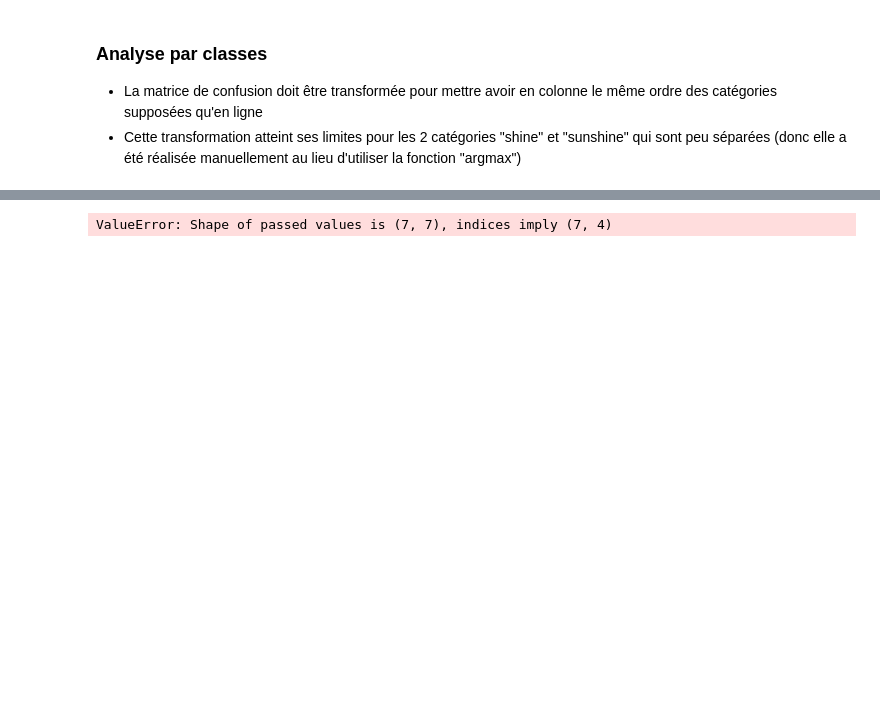
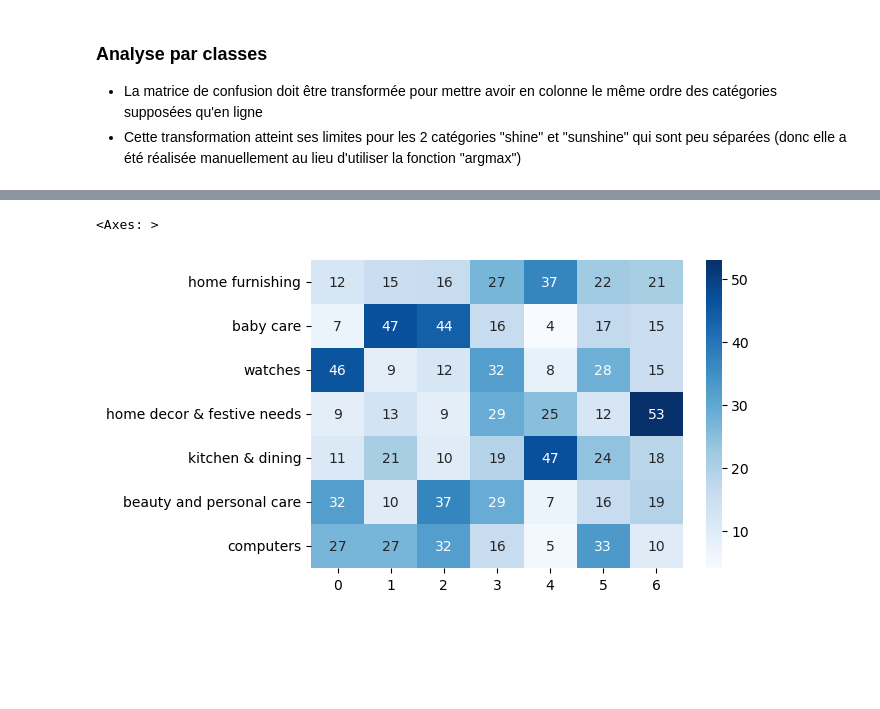
Before and after one commit to kevin-EK/OC-DS-P6-Classifiez-automatiquement-des-biens-de-consommation, a Jupyter notebook: Feature_extraction_faisaibilité-Image.ipynb, the cells around one changed output, grey strips where cells are left out. Saved outputs shown, nothing was run; the diff lists cells and outputs as text; code cells hidden in the pictures; blank space fills up the shorter version.

```diff
--- a/Feature_extraction_faisaibilité-Image.ipynb
+++ b/Feature_extraction_faisaibilité-Image.ipynb
@@ -389,7 +439,7 @@ def conf_mat_transform(y_true,y_pred) :
     conf_mat = metrics.confusion_matrix(y_true,y_pred)
 
     # corresp = np.argmax(conf_mat, axis=0)
-    corresp = [3, 1, 2, 0]
+    corresp = [3, 1, 2, 0,4,5,6]
     print ("Correspondance des clusters : ", corresp)
     # y_pred_transform = np.apply_along_axis(correspond_fct, 1, y_pred)
     labels = pd.Series(y_true, name="y_true").to_frame()
@@ -409,7 +474,18 @@ IndexError: list index out of range
 # %%
 df_cm = pd.DataFrame(conf_mat, index = [label for label in list_labels],
-                  columns = [i for i in "0123"])
+                  columns = [i for i in "0123456"])
 plt.figure(figsize = (6,4))
 sns.heatmap(df_cm, annot=True, cmap="Blues")
 # %% [output]
-ValueError: Shape of passed values is (7, 7), indices imply (7, 4)
+<Axes: >
+[figure, added]
+# %% [markdown]
+</Br>
+# %% [markdown]
+</Br>
+# %% [markdown]
+</Br>
+# %% [markdown]
+</Br>
+# %% [markdown]
+</Br>
```
Also changed, not shown: parts of 46 cells of this notebook, 1 other file.
